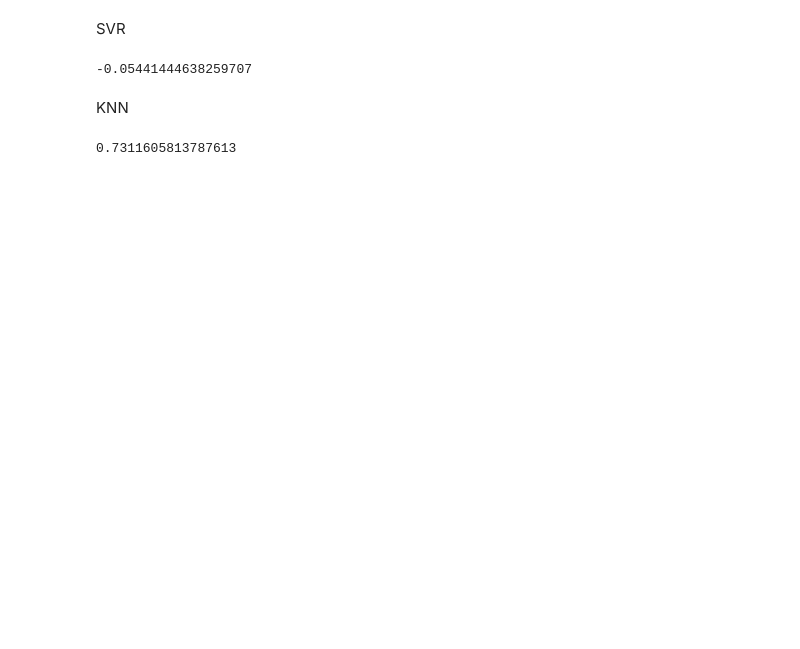
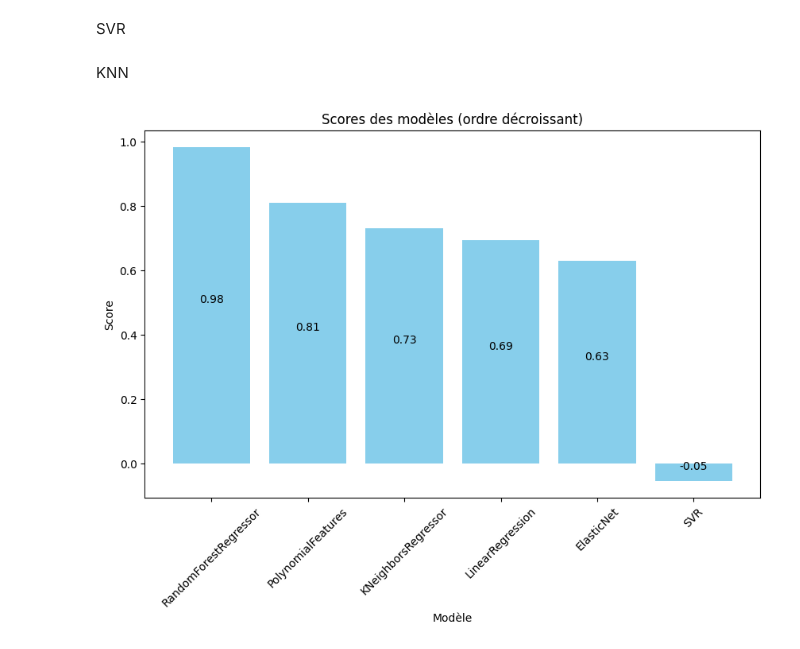
Before and after one commit to AurelPap/apartment-hunter, a Jupyter notebook: working_file_aurel/02_modelisation.ipynb, the cells around one changed output. Saved outputs shown, nothing was run; the diff lists cells and outputs as text; code cells hidden in the pictures; blank space fills up the shorter version.

Commit message:
[add] Bar graphe comparaison des scores des modeles

```diff
--- a/working_file_aurel/02_modelisation.ipynb
+++ b/working_file_aurel/02_modelisation.ipynb
@@ -41,4 +51,9 @@ x_poly = poly_model.fit_transform(X)
 linear_model_for_poly = LinearRegression()
 linear_model_for_poly.fit(x_poly, y)
 
-print(linear_model_for_poly.score(x_poly, y))
+model_score = linear_model_for_poly.score(x_poly, y)
+model_name = "PolynomialFeatures"
+model_row = pd.DataFrame({'Modèle': model_name, 'Score': model_score}, index=[0])
+
+# Ajout de la ligne au DataFrame existant
+df_results = pd.concat([df_results, model_row], ignore_index=True)
@@ -56,18 +72,44 @@ print(RandomForest_model.score(X, y))
 # %% [markdown]
 SVR
-# %%
-model_SVR = SVR()
-model_SVR.fit(X, y)
-
-print(model_SVR.score(X, y))
-# %% [output]
--0.05441444638259707
+# %%
+model_SVR = SVR()
+model_SVR.fit(X, y)
+
+model_score = model_SVR.score(X, y)
+model_name = "SVR"
+model_row = pd.DataFrame({'Modèle': model_name, 'Score': model_score}, index=[0])
+
+# Ajout de la ligne au DataFrame existant
+df_results = pd.concat([df_results, model_row], ignore_index=True)
 # %% [markdown]
 KNN
-# %%
-knn_model = KNeighborsRegressor()
-knn_model.fit(X, y)
-
-print(knn_model.score(X, y))
-# %% [output]
-0.7311605813787613
+# %%
+knn_model = KNeighborsRegressor()
+knn_model.fit(X, y)
+
+model_score = knn_model.score(X, y)
+model_name = "KNeighborsRegressor"
+model_row = pd.DataFrame({'Modèle': model_name, 'Score': model_score}, index=[0])
+
+# Ajout de la ligne au DataFrame existant
+df_results = pd.concat([df_results, model_row], ignore_index=True)
+# %%
+# Trier le DataFrame selon la colonne "Score" dans l'ordre décroissant
+df_results_sorted = df_results.sort_values(by='Score', ascending=False)
+
+# Tracer les scores dans l'ordre décroissant
+plt.figure(figsize=(10, 6))
+bars = plt.bar(df_results_sorted['Modèle'], df_results_sorted['Score'], color='skyblue')
+plt.xlabel('Modèle')
+plt.ylabel('Score')
+plt.title('Scores des modèles (ordre décroissant)')
+plt.xticks(rotation=45)  # Rotation des étiquettes de l'axe des x pour une meilleure lisibilité
+
+# Ajouter les scores au-dessus des barres
+for bar in bars:
+    yval = bar.get_height()
+    plt.text(bar.get_x() + bar.get_width()/2, yval / 2, round(yval, 2), ha='center', va='bottom')
+
+plt.show()
+# %% [output]
+[figure, added]
```
Also changed, not shown: parts of 9 cells of this notebook.
